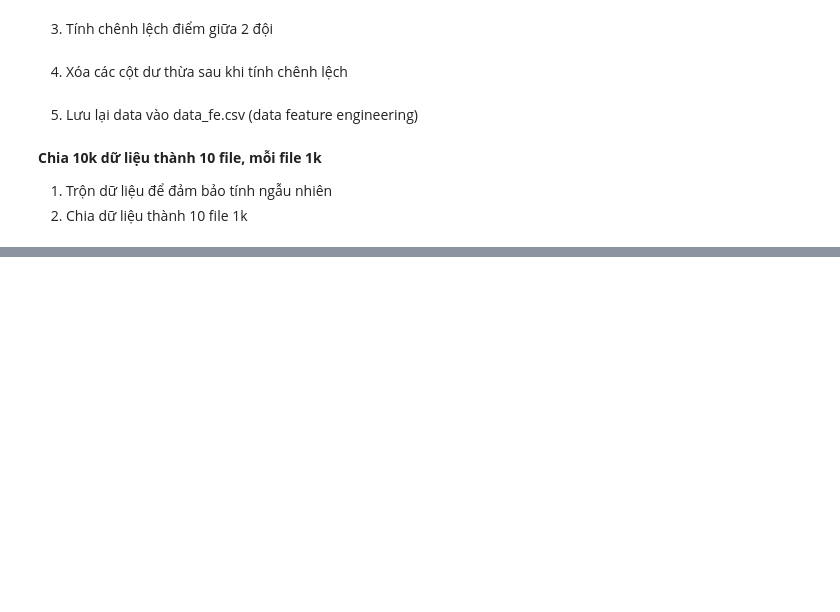
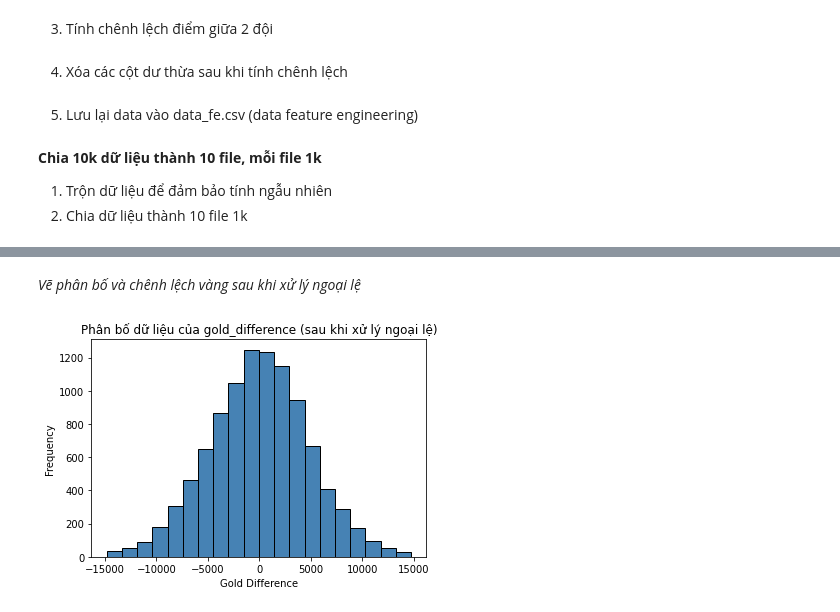
Before and after one commit to trucni2005/LeagueOfLegendsWinRatePredictorAt15, a Jupyter notebook: feature_engineering.ipynb, the cells around one changed output, grey strips where cells are left out. Cells and saved outputs as stored; diff of their text form; code cells hidden in the pictures; blank space fills up the shorter version.

```diff
--- a/feature_engineering.ipynb
+++ b/feature_engineering.ipynb
@@ -178,0 +204,31 @@ for i in range(10):
+# %% [markdown]
+*Vẽ phân bố và chênh lệch vàng sau khi xử lý ngoại lệ*
+# %%
+# Lấy cột "gold_difference"
+gold_diff = df["gold_difference"]
+
+# Tính toán giá trị trung bình và độ lệch chuẩn
+mean = gold_diff.mean()
+std = gold_diff.std()
+
+# Định nghĩa giới hạn trên và dưới dựa trên độ lệch chuẩn (ví dụ: 3 độ lệch chuẩn)
+threshold = 3
+lower_bound = mean - (threshold * std)
+upper_bound = mean + (threshold * std)
+
+# Loại bỏ các giá trị ngoại lệ
+gold_diff_cleaned = gold_diff[(gold_diff >= lower_bound) & (gold_diff <= upper_bound)]
+df_cleaned = df[(df["gold_difference"] >= lower_bound) & (df["gold_difference"] <= upper_bound)]
+
+# Lưu DataFrame mới vào file CSV
+df_cleaned.to_csv("data_fe_cleaned.csv", index=False)
+
+# Vẽ biểu đồ phân bố dữ liệu sau khi xử lý ngoại lệ
+plt.hist(gold_diff_cleaned, bins=20, color='steelblue', edgecolor='black')
+plt.title("Phân bố dữ liệu của gold_difference (sau khi xử lý ngoại lệ)")
+plt.xlabel("Gold Difference")
+plt.ylabel("Frequency")
+
+plt.show()
+# %% [output]
+[figure, added]
```
Also changed, not shown: parts of 4 cells of this notebook, 7 other files.
